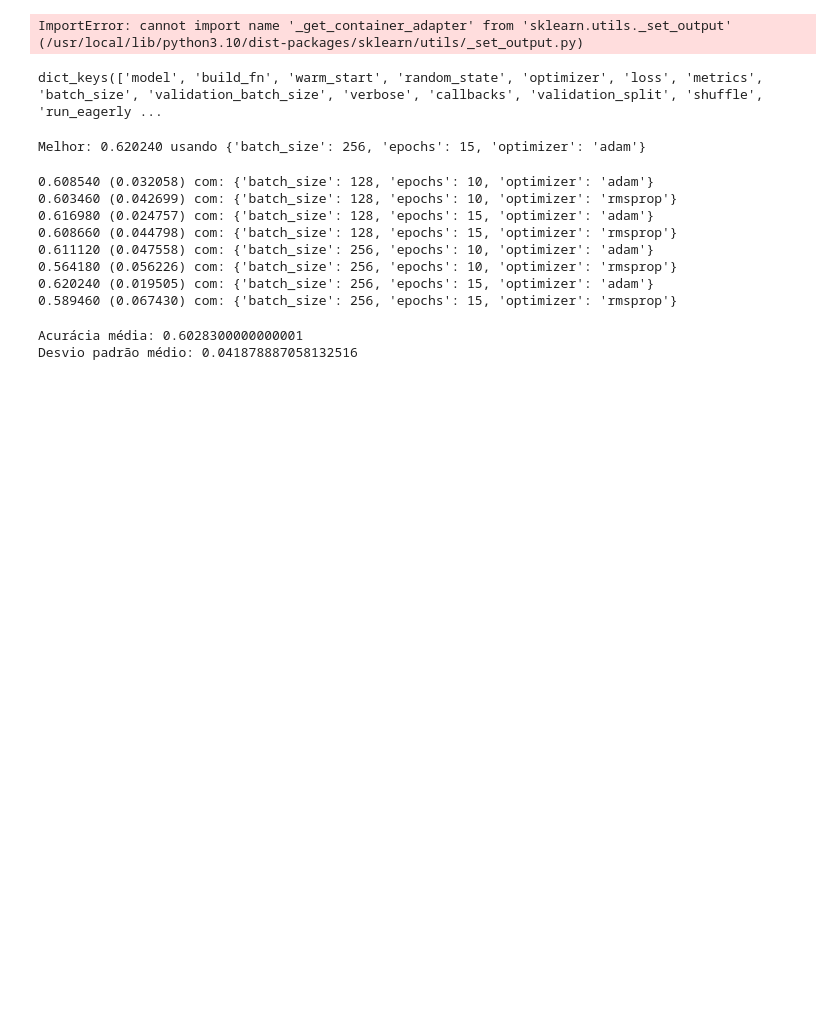
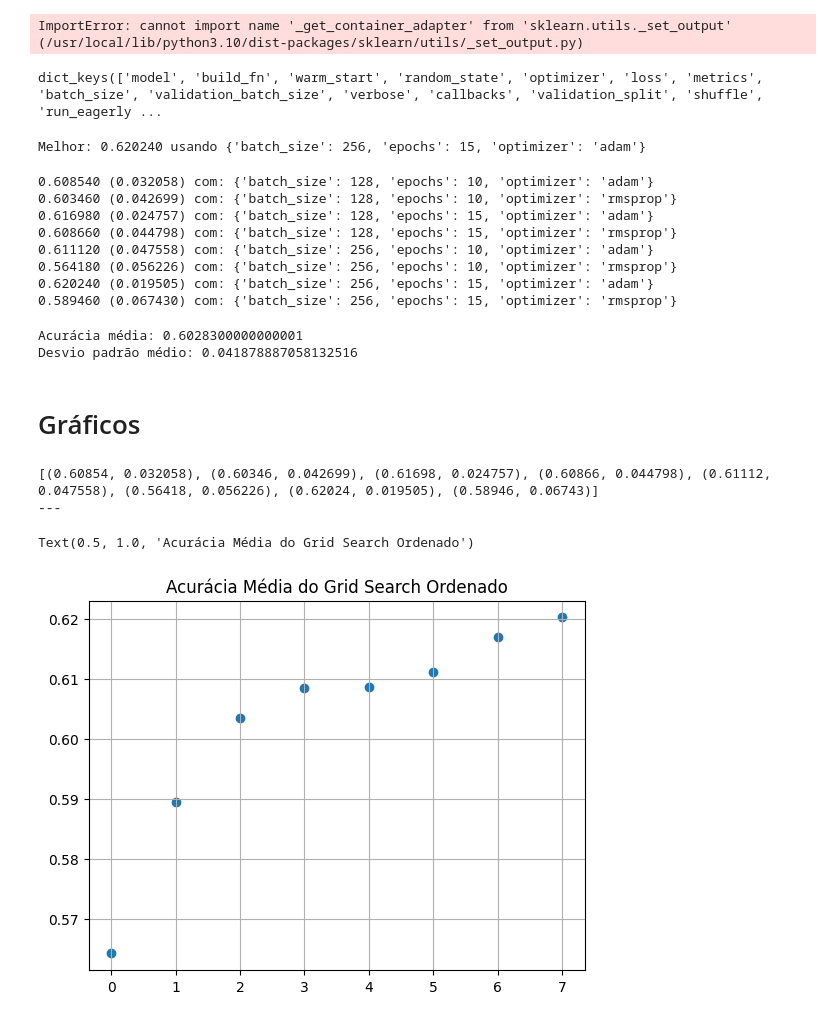
Before and after one commit to IanMarcony/CIFAR10-CNN, a Jupyter notebook: cifar_10_cnn.ipynb, the cells around one changed output. Cells and saved outputs as stored; diff of their text form; code cells hidden in the pictures; blank space fills up the shorter version.

Commit message:
Graphics added in the notebook and readme

```diff
--- a/cifar_10_cnn.ipynb
+++ b/cifar_10_cnn.ipynb
@@ -460,3 +460,29 @@ print(f"Acurácia média: {media}\nDesvio padrão médio: {std}")
 # %% [output]
 Acurácia média: 0.6028300000000001
 Desvio padrão médio: 0.041878887058132516
+# %% [markdown]
+# Gráficos
+# %%
+import matplotlib.pyplot as plt
+
+means = [#Apagar depois
+0.608540, 0.603460, 0.616980, 0.608660, 0.611120, 0.564180, 0.620240, 0.589460]
+
+stds = [
+0.032058, 0.042699, 0.024757, 0.044798, 0.047558, 0.056226, 0.019505, 0.067430
+]
+# %%
+joined = list(zip(means, stds))
+print(joined)
+print("---")
+joined = sorted(joined)
+# %% [output]
+[(0.60854, 0.032058), (0.60346, 0.042699), (0.61698, 0.024757), (0.60866, 0.044798), (0.61112, 0.047558), (0.56418, 0.056226), (0.62024, 0.019505), (0.58946, 0.06743)]
+---
+# %%
+plt.scatter(y = [i[0] for i in joined], x = [i for i in range(len(means))])
+plt.grid()
+plt.title("Acurácia Média do Grid Search Ordenado")
+# %% [output]
+Text(0.5, 1.0, 'Acurácia Média do Grid Search Ordenado')
+[figure, added]
```
Also changed, not shown: parts of 1 cell of this notebook, 1 other file.
